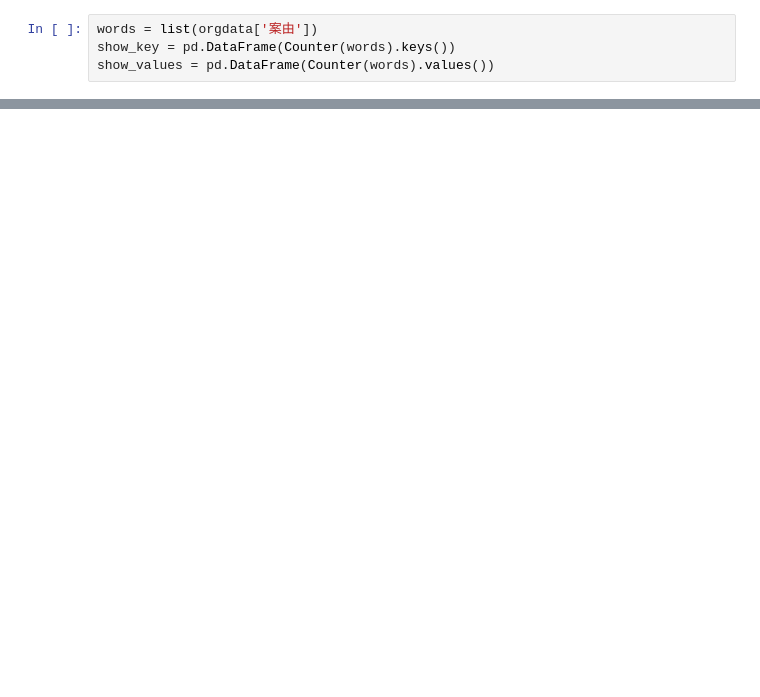
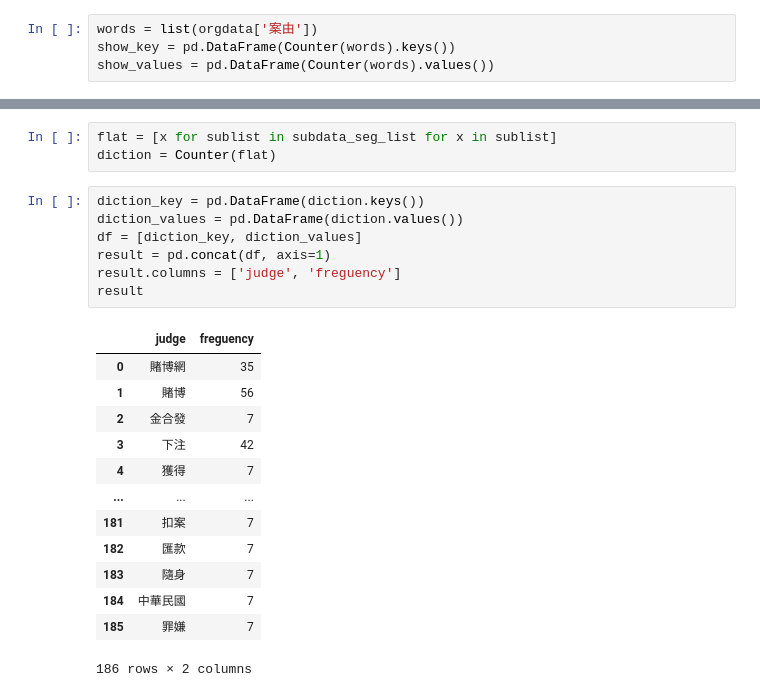
Before and after one commit to tsaitzungting/PL, a Jupyter notebook: HW6/Untitled.ipynb, the cells around one changed output, grey strips where cells are left out. Drawn from its saved outputs; the diff is of its cells as text; blank space fills up the shorter version.

```diff
--- a/HW6/Untitled.ipynb
+++ b/HW6/Untitled.ipynb
@@ -142,0 +156,24 @@ result
+# %%
+flat = [x for sublist in subdata_seg_list for x in sublist]
+diction = Counter(flat)
+# %%
+diction_key = pd.DataFrame(diction.keys())
+diction_values = pd.DataFrame(diction.values())
+df = [diction_key, diction_values]
+result = pd.concat(df, axis=1)
+result.columns = ['judge', 'freguency']
+result
+# %% [output]
+|  | judge | freguency |
+| 0 | 賭博網 | 35 |
+| 1 | 賭博 | 56 |
+| 2 | 金合發 | 7 |
+| 3 | 下注 | 42 |
+| 4 | 獲得 | 7 |
+| ... | ... | ... |
+| 181 | 扣案 | 7 |
+| 182 | 匯款 | 7 |
+| 183 | 隨身 | 7 |
+| 184 | 中華民國 | 7 |
+| 185 | 罪嫌 | 7 |
+186 rows × 2 columns
```
Also changed, not shown: parts of 24 cells of this notebook, 3 other files.
